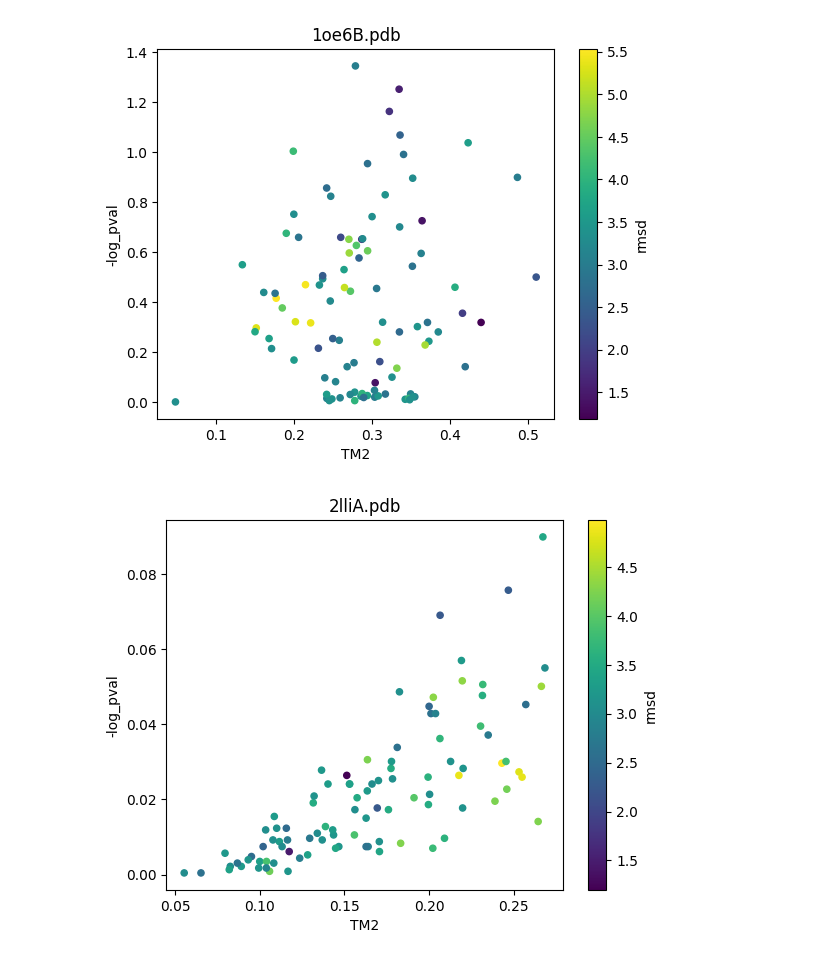
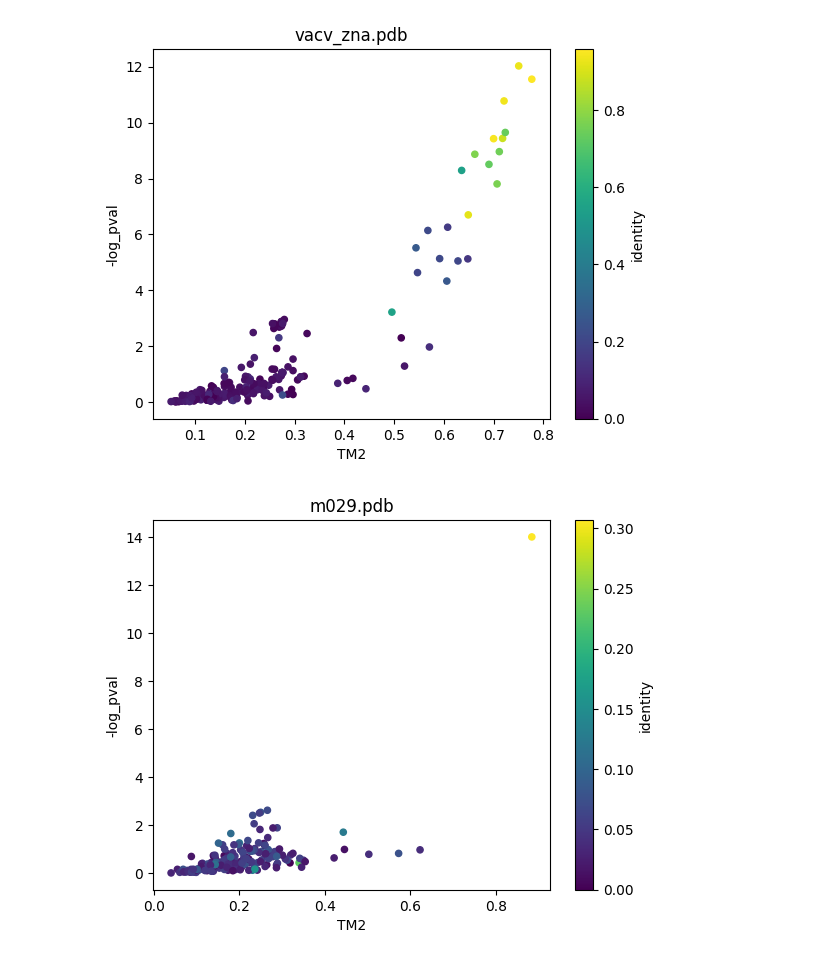
Before and after one commit to mlsample/distributed_alphafold2, a Jupyter notebook: distributed_alphafold2/analyze_fatcat_tm_align.ipynb, the cells around one changed output. Drawn from its saved outputs; the diff is of its cells as text; code cells hidden in the pictures.

```diff
--- a/distributed_alphafold2/analyze_fatcat_tm_align.ipynb
+++ b/distributed_alphafold2/analyze_fatcat_tm_align.ipynb
@@ -16,0 +6,3 @@ df[df['TM2'] > 0.5]
+# %%
+csv_dir = Path('../junior_request/myxoma_search/myxoma_z_binding_homolgy_search.csv').resolve()
+df = pd.read_csv(csv_dir)
@@ -17,13 +44,14 @@ df[df['TM2'] > 0.5]
 # %%
 query_names = df['query'].unique()
 query_dfs = {elem : pd.DataFrame() for elem in query_names}
 for key in query_dfs.keys():
     query_dfs[key] = df[:][df['query'] == key]
 
 for key, sub_df in query_dfs.items():
     sub_df['-log_pval'] = -np.log10(sub_df['p_val'])
-    sub_df.plot.scatter(y='-log_pval', x='TM2', c='rmsd')
+    sub_df.plot.scatter(y='-log_pval', x='TM2', c='identity')
+    # sub_df.plot.scatter(y='-log_pval', x='identity', c='rmsd')
     plt.title(key)
 # %% [output]
-[figure, old version]
+[figure, new version]
-[figure, old version]
+[figure, new version]
```
Also changed, not shown: parts of 5 cells of this notebook, 4 other files.
